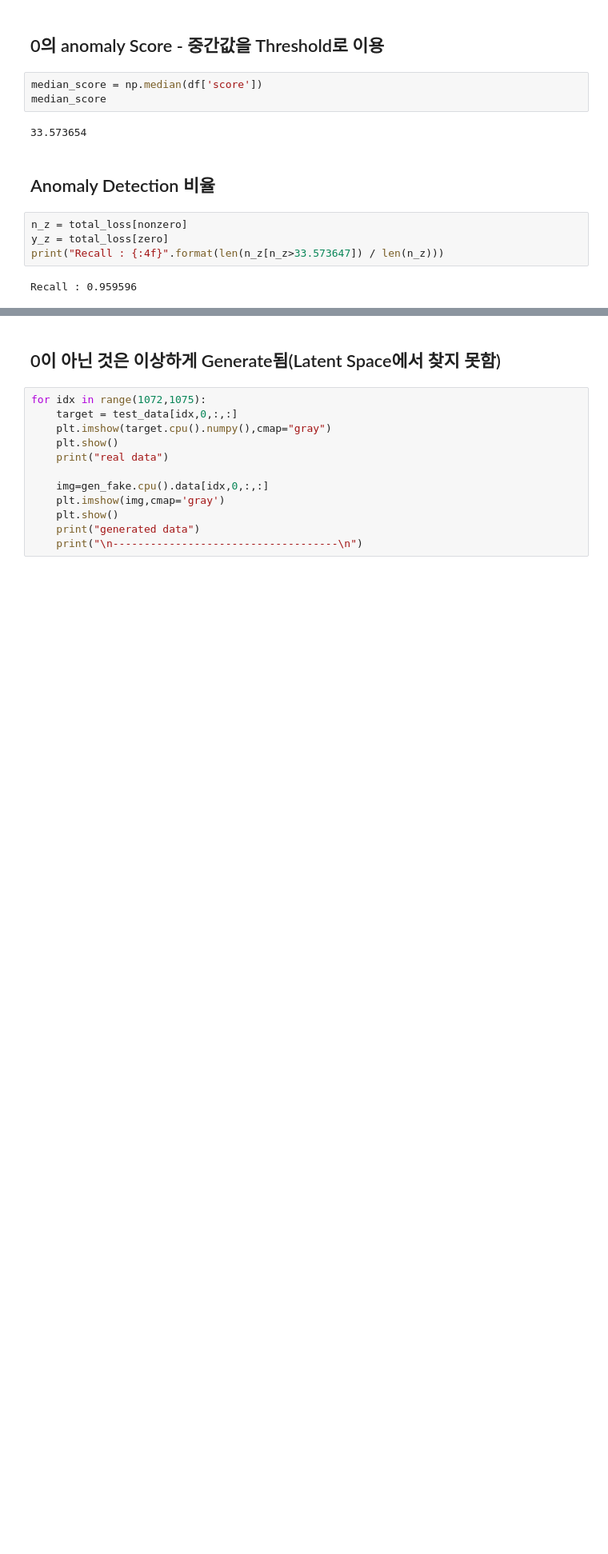
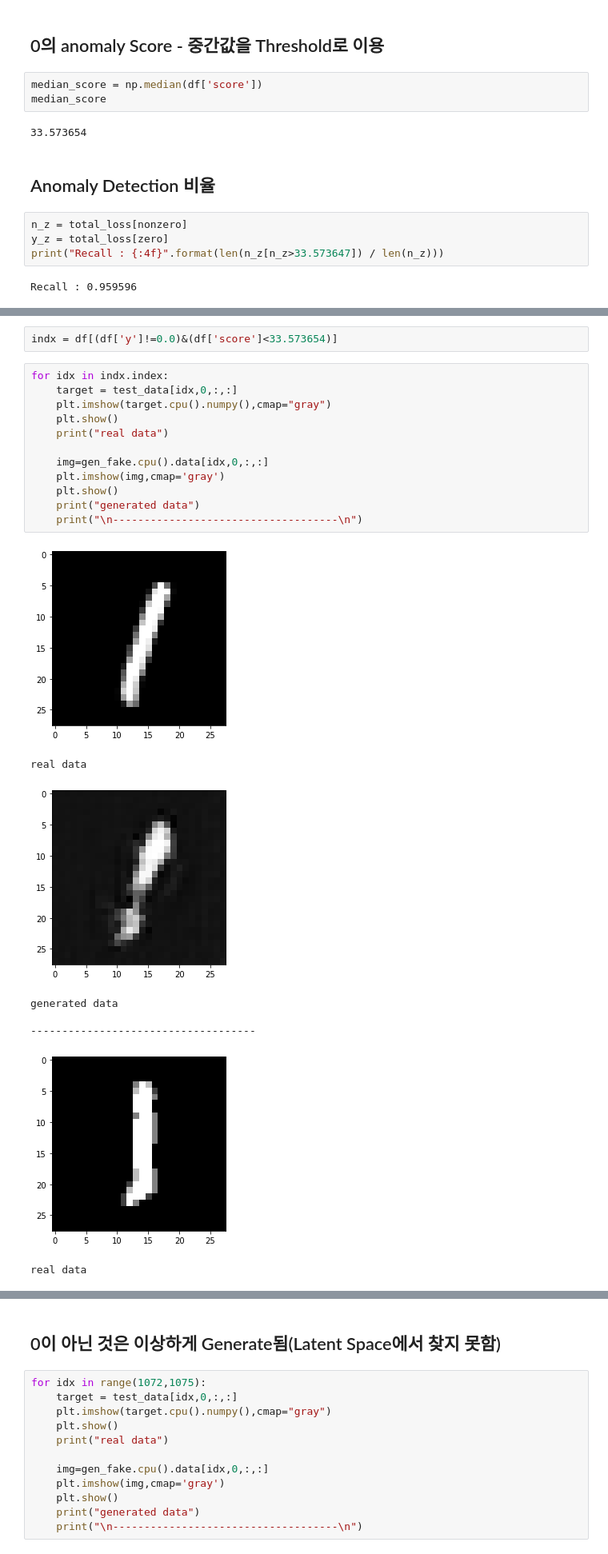
Before and after one commit to rlqja1107/Anomaly_Detection-PBL, a Jupyter notebook: anogan/anogan.ipynb, the cells around one changed output, grey strips where cells are left out. Shown at 80% size. Saved outputs shown, nothing was run; the diff lists cells and outputs as text; blank space fills up the shorter version.

```diff
--- a/anogan/anogan.ipynb
+++ b/anogan/anogan.ipynb
@@ -398,0 +401,23 @@ Recall : 0.959596
+# %%
+indx = df[(df['y']!=0.0)&(df['score']<33.573654)]
+# %%
+for idx in indx.index:
+    target = test_data[idx,0,:,:]
+    plt.imshow(target.cpu().numpy(),cmap="gray")
+    plt.show()
+    print("real data")
+
+    img=gen_fake.cpu().data[idx,0,:,:]
+    plt.imshow(img,cmap='gray')
+    plt.show()
+    print("generated data")
+    print("\n------------------------------------\n")
+# %% [output]
+[figure, added]
+real data
+[figure, added]
+generated data
+
+------------------------------------
+[figure, added]
+real data
```
Also changed, not shown: parts of 2 cells of this notebook.
